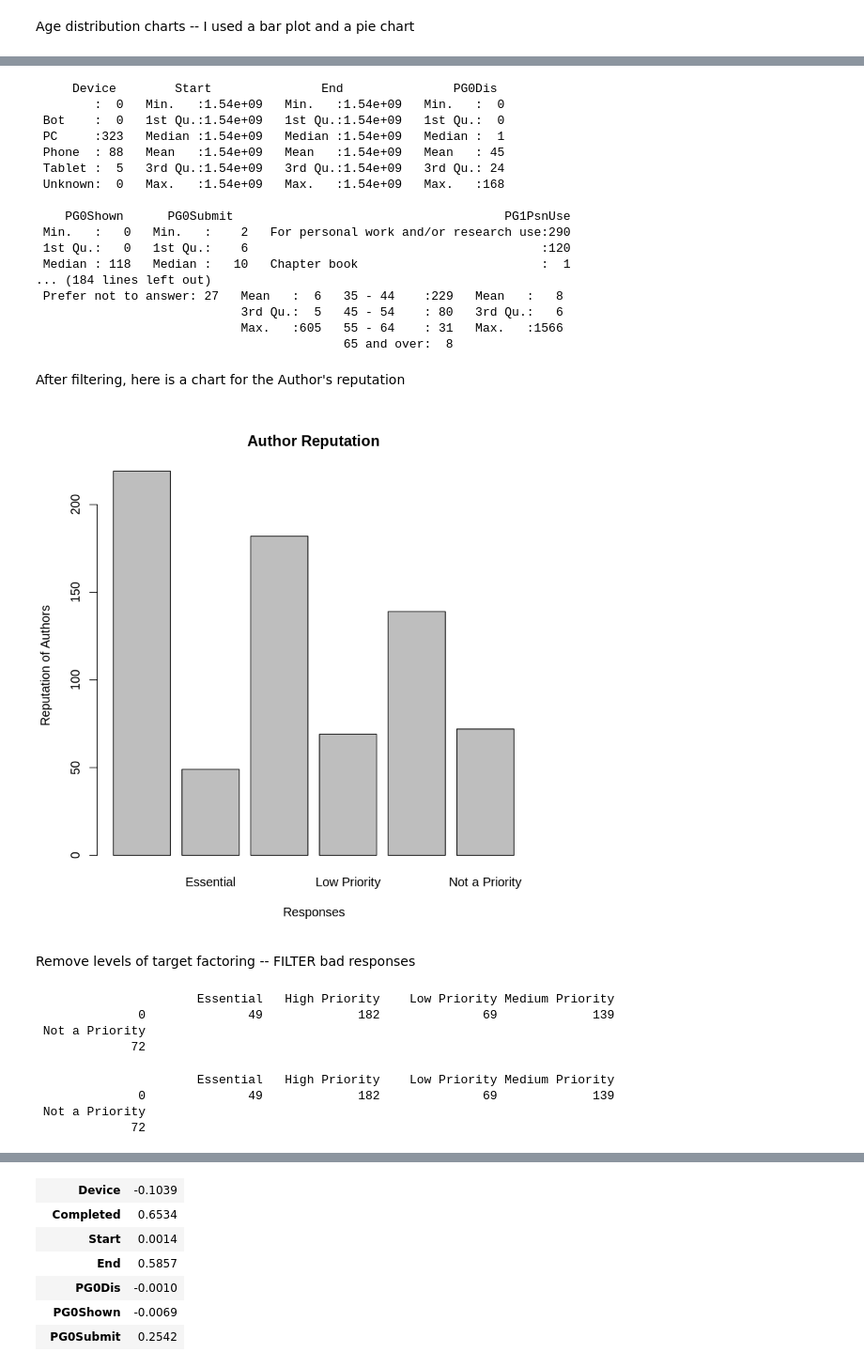
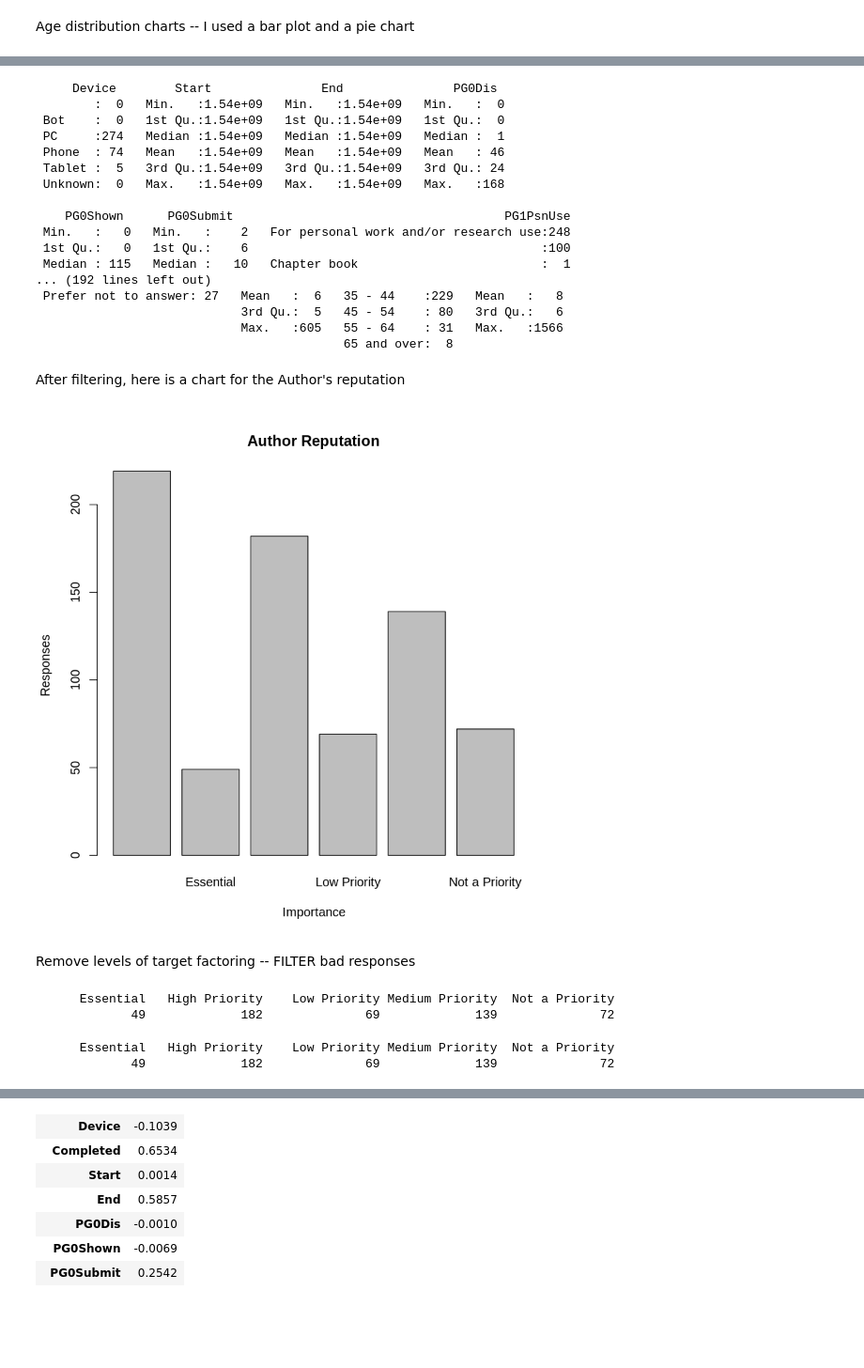
Before and after one commit to fdac18/Miniproject3, a Jupyter notebook: ssteinb2.ipynb, the cells around one changed output, grey strips where cells are left out. Shown: that part at 94% size. Saved outputs shown, nothing was run; the diff lists cells and outputs as text; code cells hidden in the pictures; blank space fills up the shorter version.

```diff
--- a/ssteinb2.ipynb
+++ b/ssteinb2.ipynb
@@ -205,18 +193,19 @@ Filter the responses by the most common for my question -- I filter N/A's here a
 # %%
 set1 = c('Device' ,'Start','End','PG0Dis','PG0Shown','PG0Submit','PG1PsnUse','PG1Trn',
-'PG1Submit' ,'PG2Resp','PG2Submit','PG2Resp.1' ,'PG3Submit' ,
+'PG1Submit' ,'PG2Resp','PG2Submit','PG2Resp.1' ,'PG3Submit' , 'PG5_13Order',
 'PG4AllResp','PG4Submit','PG5_1Order','PG5_1Time','PG5Submit','PG6Resp','PG6Submit','PG7R','PG7C.C..','PG7Java','PG7Python','PG7Javascript',
 'PG7Go','PG7C.','PG7Other','PG7Submit','PG8Resp','PG8Submit','PG9Resp','PG9Submit','PG10Resp','PG10Submit',
 'PG11Resp','PG11Submit','PG12Resp','PG12Submit')
 
 set2 = c('Device' ,'Start','End','PG0Dis','PG0Shown','PG0Submit','PG1PsnUse','PG1Trn',
 'PG1Submit' ,'PG2Resp','PG2Submit','PG2Resp.1' ,'PG3Submit' ,
-'PG4AllResp','PG4Submit', 'PG5_10RPA',
+'PG4AllResp','PG4Submit', 'PG5_10RPA', 'PG5_13NFG',
 'PG5_1RRPQ','PG5_1Time','PG5Submit','PG6Resp','PG6Submit','PG7R','PG7C.C..','PG7Java','PG7Python','PG7Javascript',
 'PG7Go','PG7C.','PG7Other','PG7Submit','PG8Resp','PG8Submit','PG9Resp','PG9Submit','PG10Resp','PG10Submit',
 'PG11Resp','PG11Submit','PG12Resp','PG12Submit')
 
 df = dplyr::select(data_complete, set1) %>%
+    drop_na(PG5_13Order) %>%
     na.omit()
 print(summary(df))
 
@@ -228,16 +217,16 @@ print(summary(df1))
      Device        Start               End               PG0Dis
         :  0   Min.   :1.54e+09   Min.   :1.54e+09   Min.   :  0
  Bot    :  0   1st Qu.:1.54e+09   1st Qu.:1.54e+09   1st Qu.:  0
- PC     :323   Median :1.54e+09   Median :1.54e+09   Median :  1
- Phone  : 88   Mean   :1.54e+09   Mean   :1.54e+09   Mean   : 45
+ PC     :274   Median :1.54e+09   Median :1.54e+09   Median :  1
+ Phone  : 74   Mean   :1.54e+09   Mean   :1.54e+09   Mean   : 46
  Tablet :  5   3rd Qu.:1.54e+09   3rd Qu.:1.54e+09   3rd Qu.: 24
  Unknown:  0   Max.   :1.54e+09   Max.   :1.54e+09   Max.   :168
 
     PG0Shown      PG0Submit                                     PG1PsnUse
- Min.   :   0   Min.   :    2   For personal work and/or research use:290
- 1st Qu.:   0   1st Qu.:    6                                        :120
- Median : 118   Median :   10   Chapter book                         :  1
-... (184 lines left out)
+ Min.   :   0   Min.   :    2   For personal work and/or research use:248
+ 1st Qu.:   0   1st Qu.:    6                                        :100
+ Median : 115   Median :   10   Chapter book                         :  1
+... (192 lines left out)
  Prefer not to answer: 27   Mean   :  6   35 - 44    :229   Mean   :   8
                             3rd Qu.:  5   45 - 54    : 80   3rd Qu.:   6
                             Max.   :605   55 - 64    : 31   Max.   :1566
@@ -245,24 +234,20 @@ print(summary(df1))
 # %% [markdown]
 After filtering, here is a chart for the Author's reputation
 # %%
-plot(df1$PG5_10RPA, main = "Author Reputation", ylab = "Reputation of Authors", xlab="Responses")
+plot(df1$PG5_10RPA, main = "Author Reputation", ylab = "Responses", xlab="Importance")
 # %% [output]
-[figure, old version]
+[figure, new version]
 # %% [markdown]
 Remove levels of target factoring -- FILTER bad responses
 # %%
 
 df1 <- filter(df1, PG5_10RPA != '')
 summary(df1$PG5_10RPA)
-df1$PG5_1RRPQ <- factor(df1$PG5_10RPA)
+df1$PG5_10RPA <- factor(df1$PG5_10RPA)
 summary(df1$PG5_10RPA)
 # %% [output]
-                      Essential   High Priority    Low Priority Medium Priority
-              0              49             182              69             139
- Not a Priority
-             72
+      Essential   High Priority    Low Priority Medium Priority  Not a Priority
+             49             182              69             139              72
-                      Essential   High Priority    Low Priority Medium Priority
-              0              49             182              69             139
- Not a Priority
-             72
+      Essential   High Priority    Low Priority Medium Priority  Not a Priority
+             49             182              69             139              72
 # %% [markdown]
```
Also changed, not shown: parts of 7 cells of this notebook.
